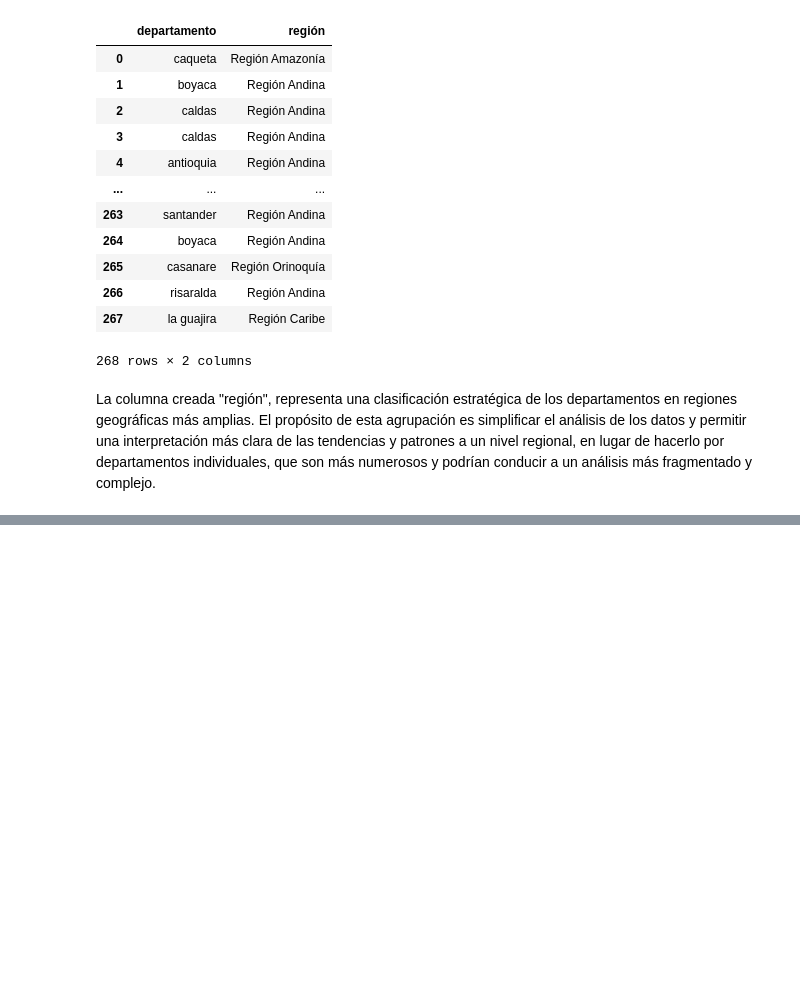
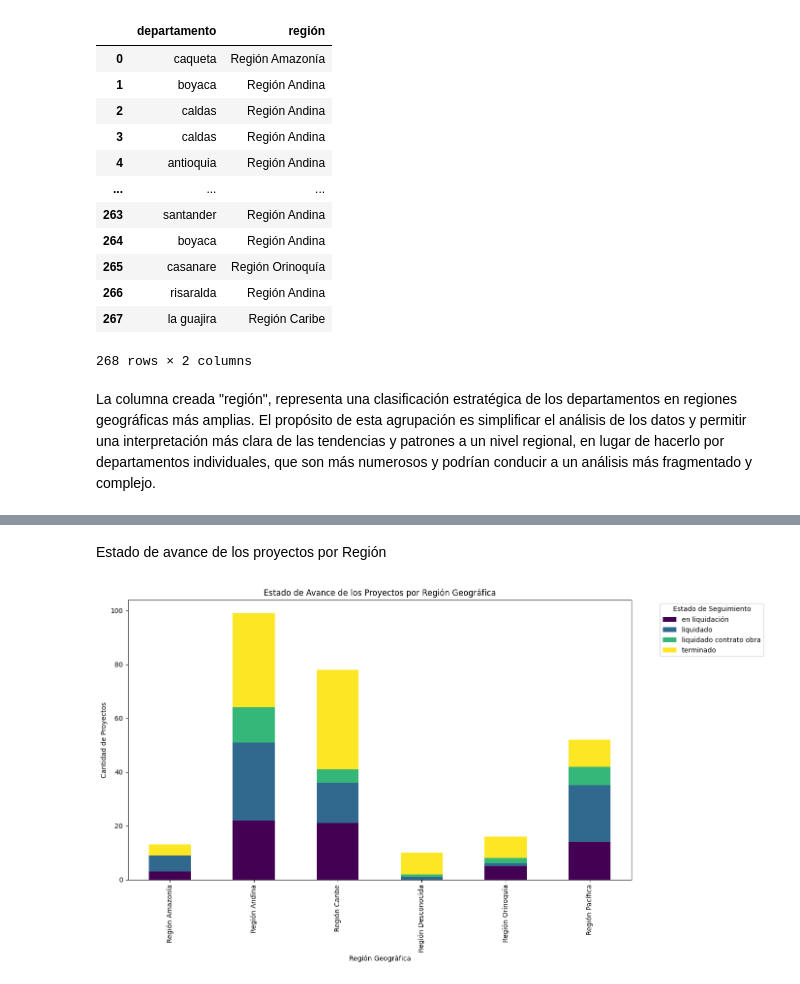
Before and after one commit to PaolaChaux/ETL, a Jupyter notebook: API/EDA_API.ipynb, the cells around one changed output, grey strips where cells are left out. Drawn from its saved outputs; the diff is of its cells as text; code cells hidden in the pictures; blank space fills up the shorter version.

```diff
--- a/API/EDA_API.ipynb
+++ b/API/EDA_API.ipynb
@@ -191,0 +245,17 @@ La columna creada "región", representa una clasificación estratégica de los d
+# %% [markdown]
+Estado de avance de los proyectos por Región
+# %%
+pivot_data = api.pivot_table(index='región', columns='estado_seguimiento', aggfunc='size', fill_value=0)
+
+pivot_data.plot(kind='bar', stacked=True, figsize=(14, 8), colormap='viridis')
+
+plt.title('Estado de Avance de los Proyectos por Región Geográfica')
+plt.xlabel('Región Geográfica')
+plt.ylabel('Cantidad de Proyectos')
+plt.legend(title='Estado de Seguimiento', bbox_to_anchor=(1.05, 1), loc='upper left')
+
+plt.tight_layout()
+
+plt.show()
+# %% [output]
+[figure, added]
```
Also changed, not shown: parts of 9 cells of this notebook.
